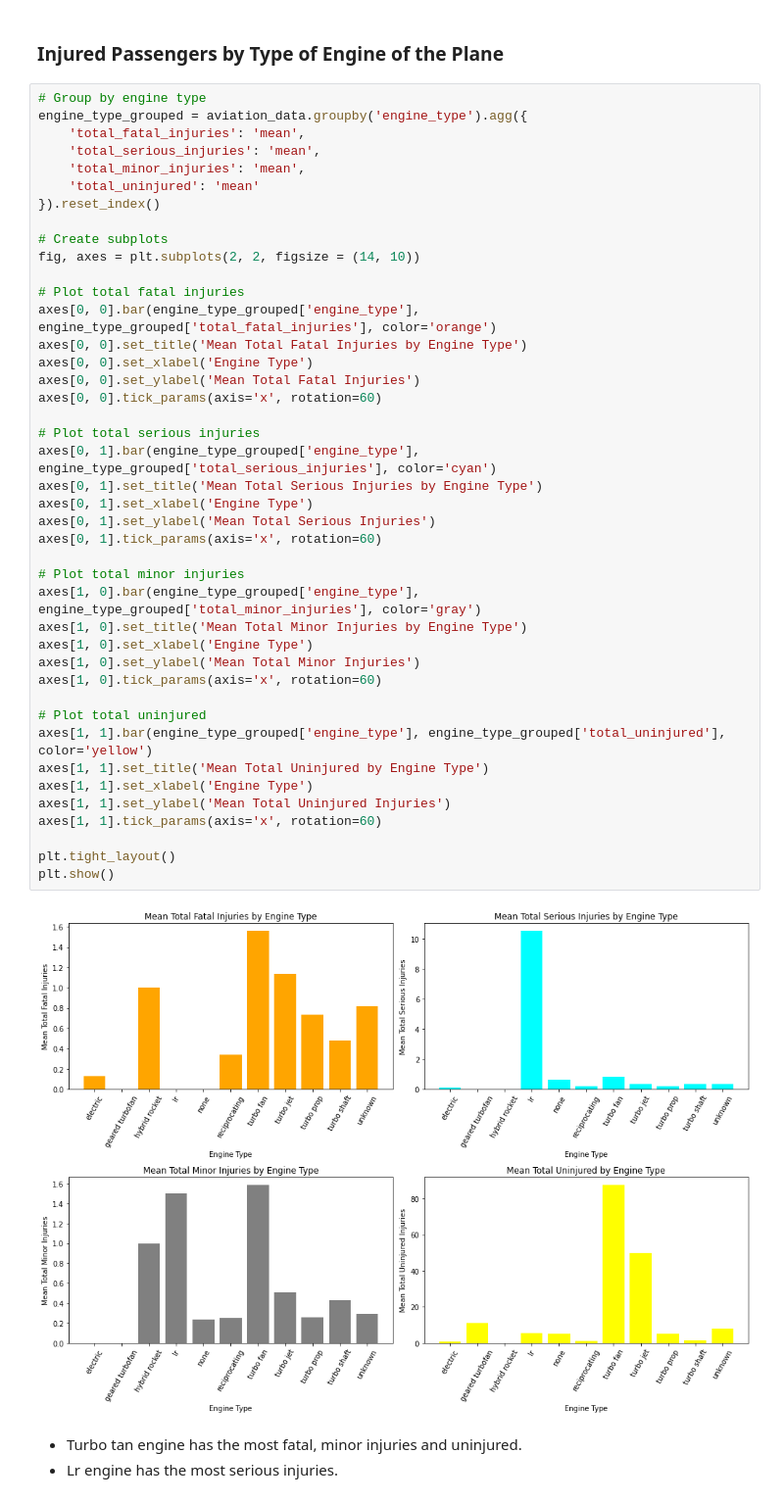
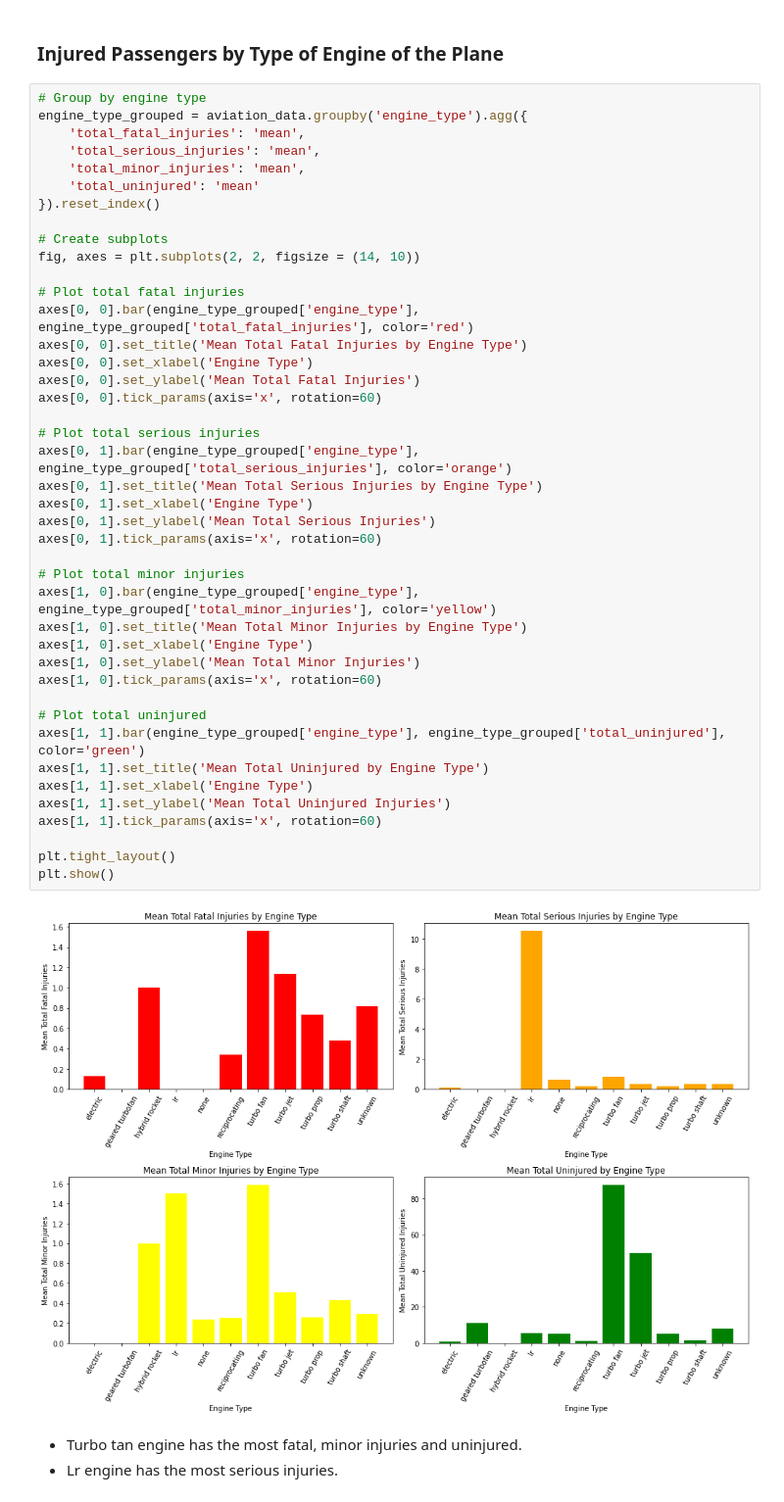
Before and after one commit to tracy-gwehona/Aviation-Risk-Analysis, a Jupyter notebook: student.ipynb, the cells around one changed output. Shown: that part at 98% size. Drawn from its saved outputs; the diff is of its cells as text.

```diff
--- a/student.ipynb
+++ b/student.ipynb
@@ -472,38 +472,38 @@ engine_type_grouped = aviation_data.groupby('engine_type').agg({
 # Create subplots
 fig, axes = plt.subplots(2, 2, figsize = (14, 10))
 
 # Plot total fatal injuries
-axes[0, 0].bar(engine_type_grouped['engine_type'], engine_type_grouped['total_fatal_injuries'], color='orange')
+axes[0, 0].bar(engine_type_grouped['engine_type'], engine_type_grouped['total_fatal_injuries'], color='red')
 axes[0, 0].set_title('Mean Total Fatal Injuries by Engine Type')
 axes[0, 0].set_xlabel('Engine Type')
 axes[0, 0].set_ylabel('Mean Total Fatal Injuries')
 axes[0, 0].tick_params(axis='x', rotation=60)
 
 # Plot total serious injuries
-axes[0, 1].bar(engine_type_grouped['engine_type'], engine_type_grouped['total_serious_injuries'], color='cyan')
+axes[0, 1].bar(engine_type_grouped['engine_type'], engine_type_grouped['total_serious_injuries'], color='orange')
 axes[0, 1].set_title('Mean Total Serious Injuries by Engine Type')
 axes[0, 1].set_xlabel('Engine Type')
 axes[0, 1].set_ylabel('Mean Total Serious Injuries')
 axes[0, 1].tick_params(axis='x', rotation=60)
 
 # Plot total minor injuries
-axes[1, 0].bar(engine_type_grouped['engine_type'], engine_type_grouped['total_minor_injuries'], color='gray')
+axes[1, 0].bar(engine_type_grouped['engine_type'], engine_type_grouped['total_minor_injuries'], color='yellow')
 axes[1, 0].set_title('Mean Total Minor Injuries by Engine Type')
 axes[1, 0].set_xlabel('Engine Type')
 axes[1, 0].set_ylabel('Mean Total Minor Injuries')
 axes[1, 0].tick_params(axis='x', rotation=60)
 
 # Plot total uninjured
-axes[1, 1].bar(engine_type_grouped['engine_type'], engine_type_grouped['total_uninjured'], color='yellow')
+axes[1, 1].bar(engine_type_grouped['engine_type'], engine_type_grouped['total_uninjured'], color='green')
 axes[1, 1].set_title('Mean Total Uninjured by Engine Type')
 axes[1, 1].set_xlabel('Engine Type')
 axes[1, 1].set_ylabel('Mean Total Uninjured Injuries')
 axes[1, 1].tick_params(axis='x', rotation=60)
 
 plt.tight_layout()
 plt.show()
 # %% [output]
-[figure, old version]
+[figure, new version]
 # %% [markdown]
 
 - Turbo tan engine has the most fatal, minor injuries and uninjured.
```
Also changed, not shown: parts of 4 cells of this notebook.
